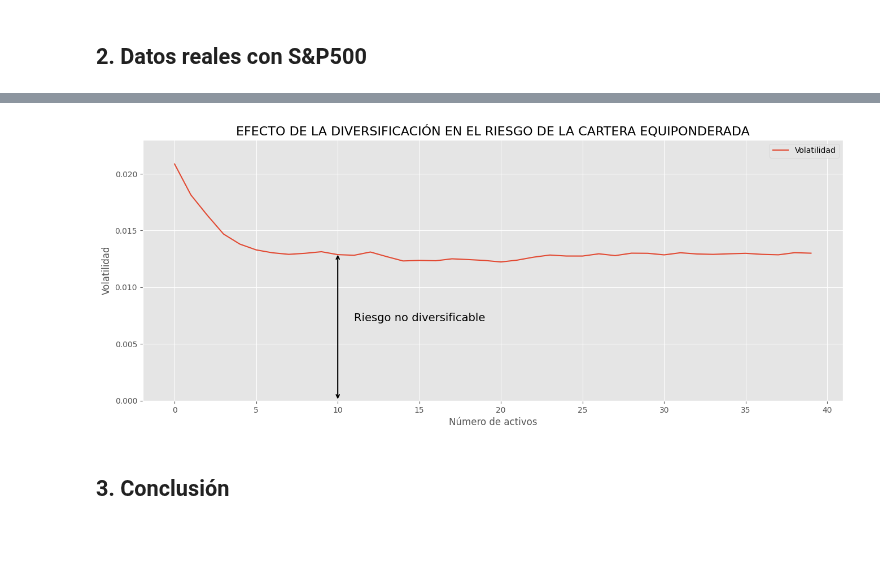
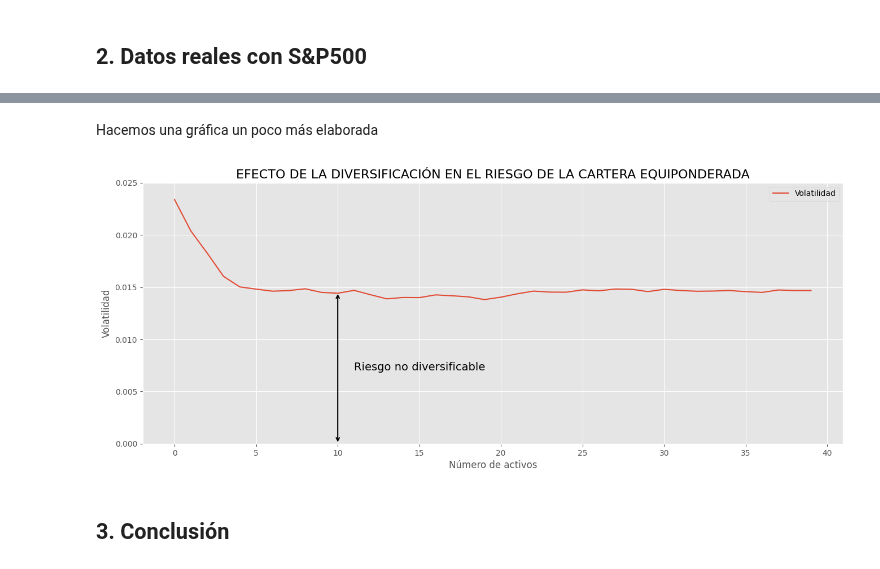
Before and after one commit to alfonso-santos/microcredencial-carteras-python-2023, a Jupyter notebook: Tema_2_Carteras_Intro/src/analisis-diversificacion-solucion.ipynb, the cells around one changed output, grey strips where cells are left out. Saved outputs shown, nothing was run; the diff lists cells and outputs as text; code cells hidden in the pictures; blank space fills up the shorter version.

```diff
--- a/Tema_2_Carteras_Intro/src/analisis-diversificacion-solucion.ipynb
+++ b/Tema_2_Carteras_Intro/src/analisis-diversificacion-solucion.ipynb
@@ -164,0 +84,24 @@ for i in tqdm(range(num_act-2)):
+# %%
+tickers = ['A', 'AAL', 'AAP', 'AAPL', 'ABBV', 'ABC', 'ABT', 'ACGL', 'ACN', 'ADBE', 'ADI', 'ADM', 'ADP', 'ADSK', 'AEE', 'AEP', 'AES', 'AFL', 'AIG', 'AIZ', 'AJG', 'AKAM',
+        'ALB', 'ALGN', 'ALK', 'ALL', 'ALLE', 'AMAT', 'AMCR', 'AMD', 'AME', 'AMGN', 'AMP', 'AMT', 'AMZN', 'ANET', 'ANSS', 'AON', 'AOS', 'APA', 'APD', 'APH', 'APTV', 'ARE',
+        'ATO', 'ATVI', 'AVB', 'AVGO', 'AVY', 'AWK', 'AXON', 'AXP', 'AZO', 'BA', 'BAC', 'BALL', 'BAX', 'BBWI', 'BBY', 'BDX', 'BEN', 'BG', 'BIIB', 'BIO', 'BK', 'BKNG', 'BKR',
+        'BLK', 'BMY', 'BR', 'BRO', 'BSX', 'BWA', 'BXP', 'C', 'CAG', 'CAH', 'CAT','CB', 'CBOE', 'CBRE', 'CCI', 'CCL', 'CDNS', 'CDW', 'CE', 'CF', 'CFG', 'CHD', 'CHRW', 'CHTR',
+        'CI', 'CINF', 'CL', 'CLX', 'CMA', 'CMCSA', 'CME', 'CMG', 'CMI', 'CMS', 'CNC', 'CNP', 'COF', 'COO', 'COP', 'COST', 'CPB', 'CPRT', 'CPT', 'CRL', 'CRM', 'CSCO', 'CSGP',
+        'CSX', 'CTAS', 'CTLT', 'CTRA', 'CTSH', 'CVS', 'CVX', 'CZR', 'D', 'DAL', 'DD', 'DE', 'DFS', 'DG', 'DGX', 'DHI', 'DHR', 'DIS', 'DLR', 'DLTR', 'DOV', 'DPZ', 'DRI', 'DTE',
+        'DUK', 'DVA', 'DVN', 'DXC', 'DXCM', 'EA', 'EBAY', 'ECL', 'ED', 'EFX', 'EG', 'EIX', 'EL', 'ELV', 'EMN', 'EMR', 'ENPH', 'EOG', 'EPAM', 'EQIX', 'EQR', 'EQT', 'ES', 'ESS',
+        'ETN', 'ETR', 'ETSY', 'EVRG', 'EW', 'EXC', 'EXPD', 'EXPE', 'EXR', 'F', 'FANG', 'FAST', 'FCX', 'FDS', 'FDX', 'FE', 'FFIV', 'FI', 'FICO', 'FIS', 'FITB', 'FLT', 'FMC',
+        'FRT', 'FSLR', 'FTNT', 'GD', 'GE', 'GEN', 'GILD', 'GIS', 'GL', 'GLW', 'GM', 'GNRC', 'GOOG', 'GOOGL', 'GPC', 'GPN', 'GRMN', 'GS', 'GWW', 'HAL', 'HAS', 'HBAN', 'HCA', 'HD',
+        'HES', 'HIG', 'HII', 'HLT', 'HOLX', 'HON', 'HPQ', 'HRL', 'HSIC', 'HST', 'HSY', 'HUM', 'IBM', 'ICE', 'IDXX', 'IEX', 'IFF', 'ILMN', 'INCY', 'INTC', 'INTU', 'IP', 'IPG',
+        'IQV', 'IRM', 'ISRG', 'IT', 'ITW', 'IVZ', 'J', 'JBHT', 'JCI', 'JKHY', 'JNJ', 'JNPR', 'JPM', 'K', 'KDP', 'KEY', 'KEYS', 'KHC', 'KIM', 'KLAC', 'KMB', 'KMI', 'KMX', 'KO',
+        'KR', 'L', 'LDOS', 'LEN', 'LH', 'LHX', 'LIN', 'LKQ', 'LLY', 'LMT', 'LNC', 'LNT', 'LOW', 'LRCX', 'LUV', 'LVS', 'LYB', 'LYV', 'MA', 'MAA', 'MAR', 'MAS', 'MCD', 'MCHP',
+        'MCK', 'MCO', 'MDLZ', 'MDT', 'MET', 'META', 'MGM', 'MHK', 'MKC', 'MKTX', 'MLM', 'MMC', 'MMM', 'MNST', 'MO', 'MOH', 'MOS', 'MPC', 'MPWR', 'MRK', 'MRO', 'MS', 'MSCI',
+        'MSFT', 'MSI', 'MTB', 'MTCH', 'MTD', 'MU', 'NCLH', 'NDAQ', 'NDSN', 'NEE', 'NEM', 'NFLX', 'NI', 'NKE', 'NOC', 'NOW', 'NRG', 'NSC', 'NTAP', 'NTRS', 'NUE', 'NVDA', 'NVR',
+        'NWL', 'NWS', 'NWSA', 'NXPI', 'O', 'ODFL', 'OKE', 'OMC', 'ON', 'ORCL', 'ORLY', 'OXY', 'PANW', 'PARA', 'PAYC', 'PAYX', 'PCAR', 'PCG', 'PEAK', 'PEG', 'PEP', 'PFE', 'PFG',
+        'PG', 'PGR', 'PH', 'PHM', 'PKG', 'PLD', 'PM', 'PNC', 'PNR', 'PNW', 'PODD', 'POOL', 'PPG', 'PPL', 'PRU', 'PSA', 'PSX', 'PTC', 'PWR', 'PXD', 'PYPL', 'QCOM', 'QRVO', 'RCL',
+        'REG', 'REGN', 'RF', 'RHI', 'RJF', 'RL', 'RMD', 'ROK', 'ROL', 'ROP', 'ROST', 'RSG', 'RTX', 'RVTY', 'SBAC', 'SBUX', 'SCHW', 'SEDG', 'SEE', 'SHW', 'SJM', 'SLB', 'SNA',
+        'SNPS', 'SO', 'SPG', 'SPGI', 'SRE', 'STE', 'STLD', 'STT', 'STX', 'STZ', 'SWK', 'SWKS', 'SYF', 'SYK', 'SYY', 'T', 'TAP', 'TDG', 'TDY', 'TECH', 'TEL', 'TER', 'TFC', 'TFX',
+        'TGT', 'TJX', 'TMO', 'TMUS', 'TPR', 'TRGP', 'TRMB', 'TROW', 'TRV', 'TSCO', 'TSLA', 'TSN', 'TT', 'TTWO', 'TXN', 'TXT', 'TYL', 'UAL', 'UDR', 'UHS', 'ULTA', 'UNH', 'UNP',
+        'UPS', 'URI', 'USB', 'V', 'VFC', 'VLO', 'VMC', 'VRSK', 'VRSN', 'VRTX', 'VTR', 'VTRS', 'VZ', 'WAB', 'WAT', 'WBA', 'WBD', 'WDC', 'WEC', 'WELL', 'WFC', 'WHR', 'WM', 'WMB',
+        'WMT', 'WRB', 'WRK', 'WST', 'WTW', 'WY', 'WYNN', 'XEL', 'XOM', 'XRAY', 'XYL', 'YUM', 'ZBH', 'ZBRA', 'ZION', 'ZTS']
+# %%
+precios = yf.download(tickers, start="2019-01-01")['Adj Close']
@@ -164,0 +113,14 @@ for i in tqdm(range(num_act-2)):
+# %%
+precios = precios.dropna(axis=1, how='all')
+precios = precios.dropna(axis=0, how='any')
+
+retornos = np.log(precios).diff().dropna()
+# %%
+desviaciones = []
+
+for num_activos in range(2, 400, 1):
+    rets = retornos.iloc[:, :num_activos]
+    pesos = np.ones(num_activos) / num_activos
+    retornos_cartera = rets @ pesos
+    std = retornos_cartera.std()
+    desviaciones.append(std)
@@ -165,30 +134,32 @@ for i in tqdm(range(num_act-2)):
+# %% [markdown]
+Hacemos una gráfica un poco más elaborada
 # %%
 #hacemos la gráfica
 plt.figure(figsize=(16, 6))
 
 # Gráfica de la izquierda (Volatilidad)
-plt.plot(vol_equi_lst[0:40], label='Volatilidad')
+plt.plot(desviaciones[0:40], label='Volatilidad')
 plt.xlabel('Número de activos')
 plt.ylabel('Volatilidad')
 plt.title('Volatilidad de la cartera equiponderada')
 plt.legend()
-plt.ylim(0, 0.023)
+plt.ylim(0, 0.025)
 
 # Añadiendo la flecha bidireccional
 # Añadiendo la flecha bidireccional con nuevas especificaciones
 # Dibujando la flecha
 #plt.arrow(10, 0, 0, 0.012, head_width=0.3, head_length=0.001, fc='black', ec='black')
-plt.annotate('', xy=(10, 0), xytext=(10, 0.013),
+plt.annotate('', xy=(10, 0), xytext=(10, 0.0145),
              arrowprops=dict(arrowstyle="<->", lw=1.5, color='black'))
 # Añadiendo el texto "Riesgo no diversificable" en la posición especificada
 plt.text(11, 0.007, 'Riesgo no diversificable', fontsize=14, color='black')
 
 
 plt.title('EFECTO DE LA DIVERSIFICACIÓN EN EL RIESGO DE LA CARTERA EQUIPONDERADA', fontsize=16)
 
 plt.show()
 # %% [output]
-[figure, old version]
+[figure, new version]
 # %% [markdown]
 ## 3. Conclusión
 # %% [markdown]
```
Also changed, not shown: parts of 13 cells of this notebook, 1 other file.
